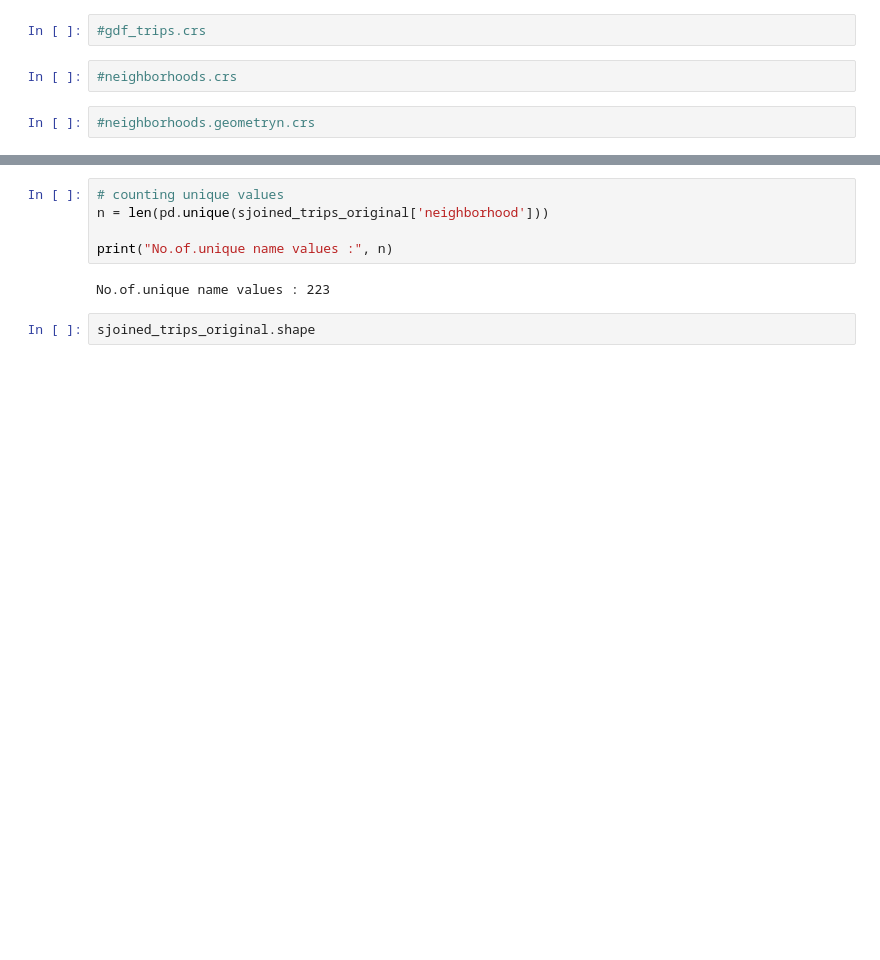
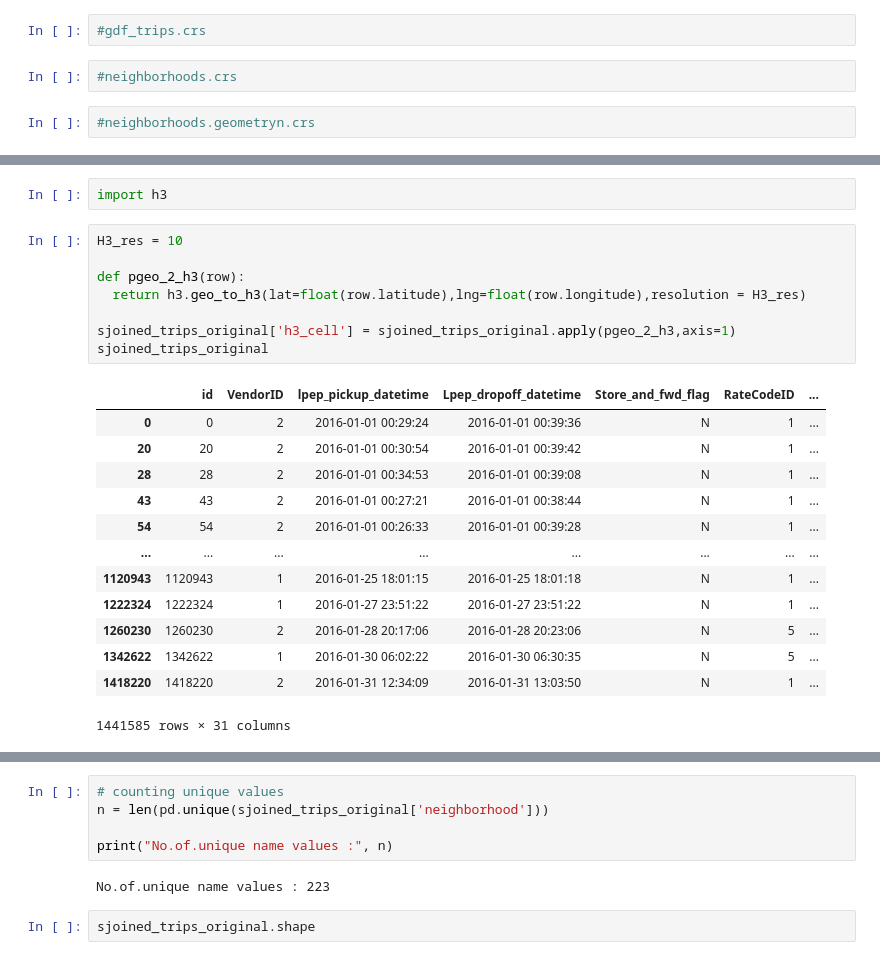
Before and after one commit to Dr-Isam-ALJAWARNEH/ds-project-thematic-maps, a Jupyter notebook: code/stratified_sampling_RMSE_mobility_NYC.ipynb, the cells around one changed output, grey strips where cells are left out. Drawn from its saved outputs; the diff is of its cells as text; blank space fills up the shorter version.

```diff
--- a/code/stratified_sampling_RMSE_mobility_NYC.ipynb
+++ b/code/stratified_sampling_RMSE_mobility_NYC.ipynb
@@ -175,0 +200,24 @@ Wall time: 11 s
+# %%
+import h3
+# %%
+H3_res = 10
+
+def pgeo_2_h3(row):
+  return h3.geo_to_h3(lat=float(row.latitude),lng=float(row.longitude),resolution = H3_res)
+
+sjoined_trips_original['h3_cell'] = sjoined_trips_original.apply(pgeo_2_h3,axis=1)
+sjoined_trips_original
+# %% [output]
+|  | id | VendorID | lpep_pickup_datetime | Lpep_dropoff_datetime | Store_and_fwd_flag | RateCodeID | ... |
+| 0 | 0 | 2 | 2016-01-01 00:29:24 | 2016-01-01 00:39:36 | N | 1 | ... |
+| 20 | 20 | 2 | 2016-01-01 00:30:54 | 2016-01-01 00:39:42 | N | 1 | ... |
+| 28 | 28 | 2 | 2016-01-01 00:34:53 | 2016-01-01 00:39:08 | N | 1 | ... |
+| 43 | 43 | 2 | 2016-01-01 00:27:21 | 2016-01-01 00:38:44 | N | 1 | ... |
+| 54 | 54 | 2 | 2016-01-01 00:26:33 | 2016-01-01 00:39:28 | N | 1 | ... |
+| ... | ... | ... | ... | ... | ... | ... | ... |
+| 1120943 | 1120943 | 1 | 2016-01-25 18:01:15 | 2016-01-25 18:01:18 | N | 1 | ... |
+| 1222324 | 1222324 | 1 | 2016-01-27 23:51:22 | 2016-01-27 23:51:22 | N | 1 | ... |
+| 1260230 | 1260230 | 2 | 2016-01-28 20:17:06 | 2016-01-28 20:23:06 | N | 5 | ... |
+| 1342622 | 1342622 | 1 | 2016-01-30 06:02:22 | 2016-01-30 06:30:35 | N | 5 | ... |
+| 1418220 | 1418220 | 2 | 2016-01-31 12:34:09 | 2016-01-31 13:03:50 | N | 1 | ... |
+1441585 rows × 31 columns
```
Also changed, not shown: parts of 83 cells of this notebook, 1 other file.
